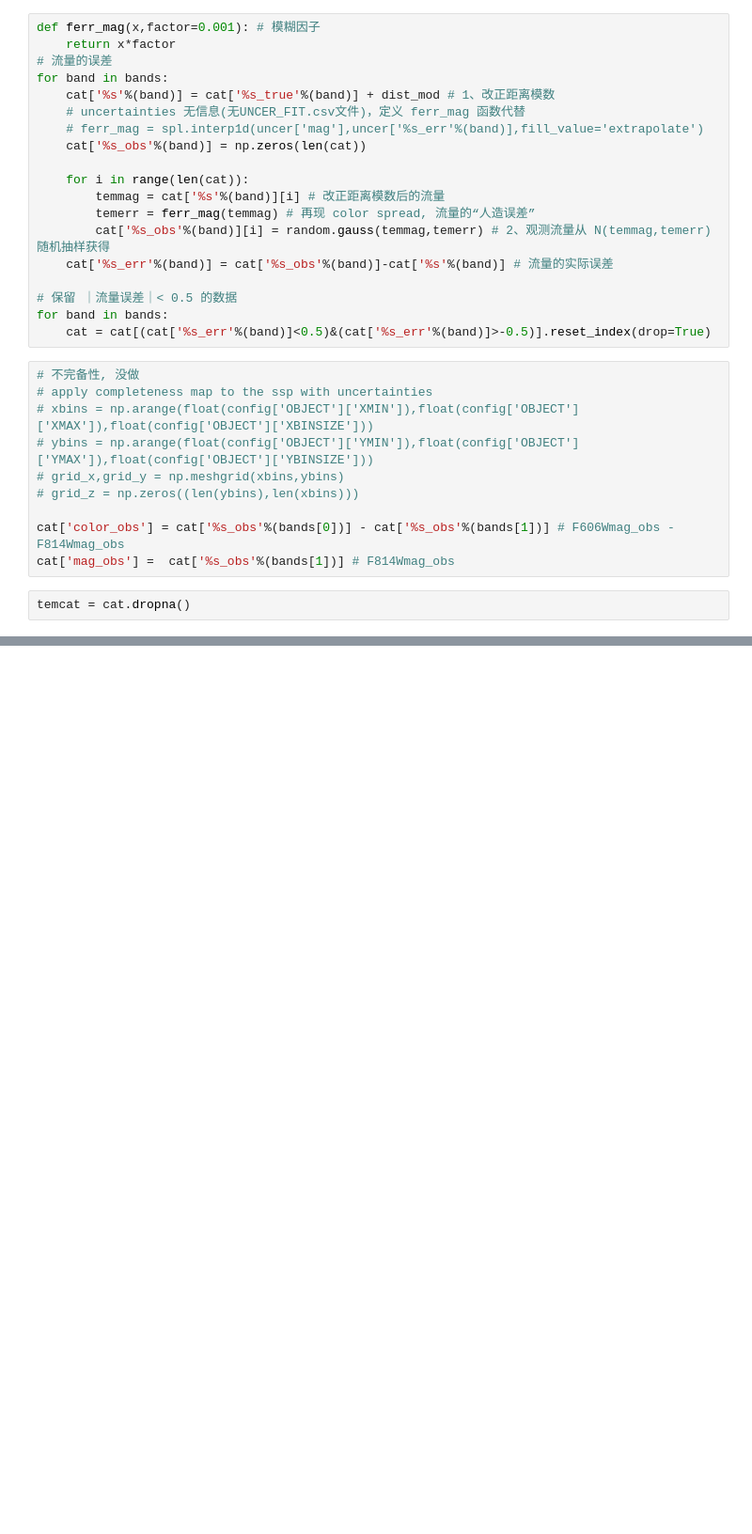
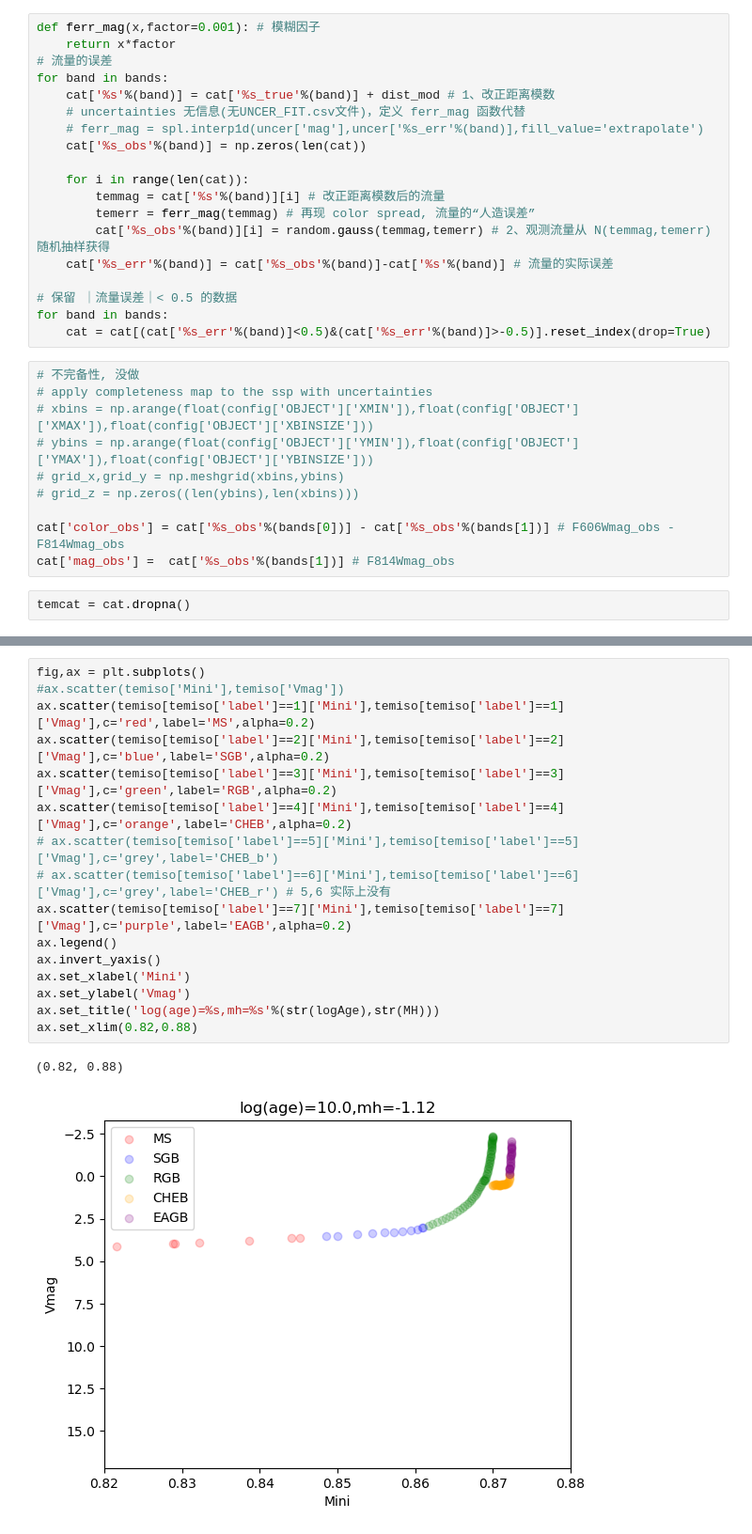
Before and after one commit to ShenYueYue-Sara/Cluster, a Jupyter notebook: code/draft/single_population.ipynb, the cells around one changed output, grey strips where cells are left out. Shown: that part at 94% size. Drawn from its saved outputs; the diff is of its cells as text; blank space fills up the shorter version.

```diff
--- a/code/draft/single_population.ipynb
+++ b/code/draft/single_population.ipynb
@@ -203,0 +311,19 @@ Text(0, 0.5, 'F606W (mag)')
+# %%
+fig,ax = plt.subplots()
+#ax.scatter(temiso['Mini'],temiso['Vmag'])
+ax.scatter(temiso[temiso['label']==1]['Mini'],temiso[temiso['label']==1]['Vmag'],c='red',label='MS',alpha=0.2)
+ax.scatter(temiso[temiso['label']==2]['Mini'],temiso[temiso['label']==2]['Vmag'],c='blue',label='SGB',alpha=0.2)
+ax.scatter(temiso[temiso['label']==3]['Mini'],temiso[temiso['label']==3]['Vmag'],c='green',label='RGB',alpha=0.2)
+ax.scatter(temiso[temiso['label']==4]['Mini'],temiso[temiso['label']==4]['Vmag'],c='orange',label='CHEB',alpha=0.2)
+# ax.scatter(temiso[temiso['label']==5]['Mini'],temiso[temiso['label']==5]['Vmag'],c='grey',label='CHEB_b')
+# ax.scatter(temiso[temiso['label']==6]['Mini'],temiso[temiso['label']==6]['Vmag'],c='grey',label='CHEB_r') # 5,6 实际上没有
+ax.scatter(temiso[temiso['label']==7]['Mini'],temiso[temiso['label']==7]['Vmag'],c='purple',label='EAGB',alpha=0.2)
+ax.legend()
+ax.invert_yaxis()
+ax.set_xlabel('Mini')
+ax.set_ylabel('Vmag')
+ax.set_title('log(age)=%s,mh=%s'%(str(logAge),str(MH)))
+ax.set_xlim(0.82,0.88)
+# %% [output]
+(0.82, 0.88)
+[figure, added]
```
Also changed, not shown: parts of 19 cells of this notebook.
